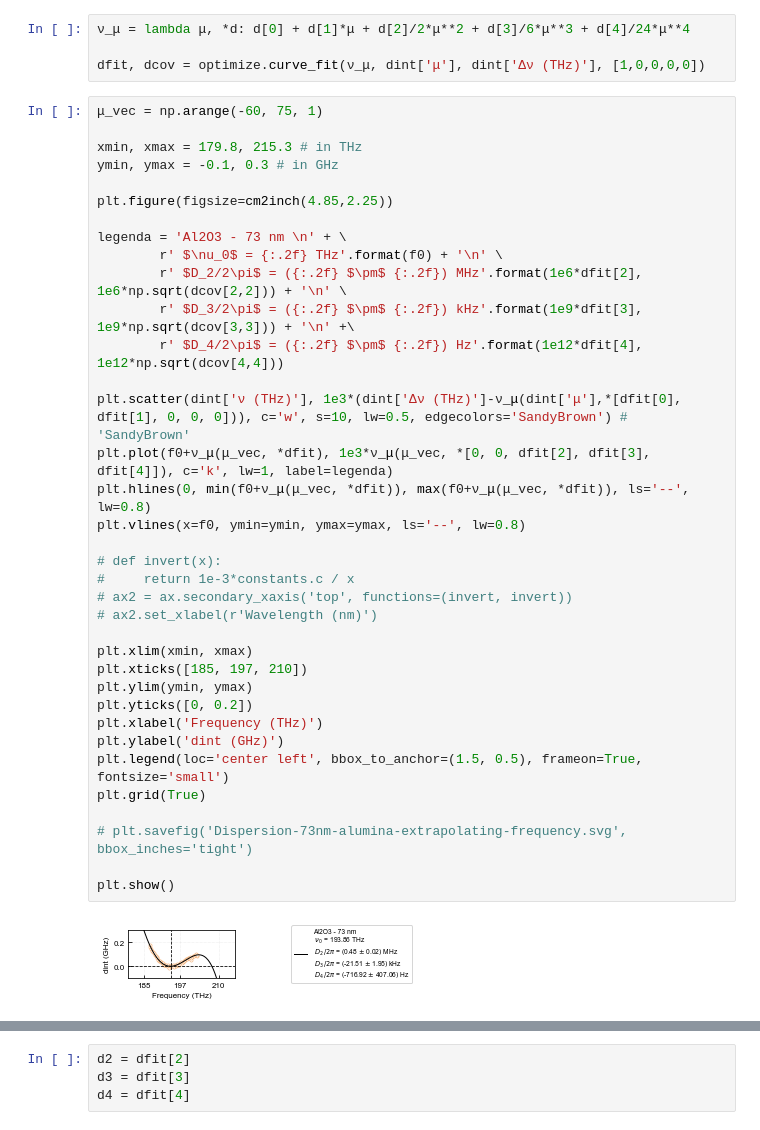
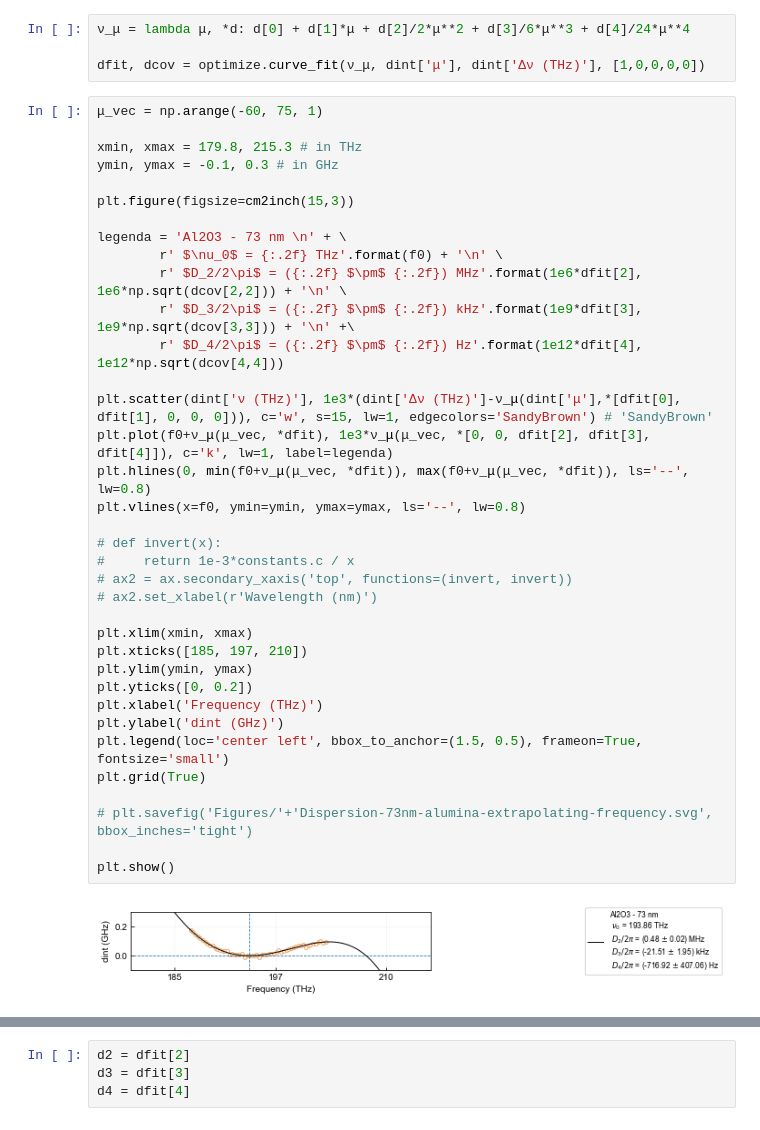
Before and after one commit to marvync/PhD-jupyter-notebooks, a Jupyter notebook: Cherenkov radiation.ipynb, the cells around one changed output, grey strips where cells are left out. Saved outputs shown, nothing was run; the diff lists cells and outputs as text.

```diff
--- a/Cherenkov radiation.ipynb
+++ b/Cherenkov radiation.ipynb
@@ -92,35 +92,35 @@ dfit, dcov = optimize.curve_fit(ν_μ, dint['μ'], dint['Δν (THz)'], [1,0,0,0,
 xmin, xmax = 179.8, 215.3 # in THz
 ymin, ymax = -0.1, 0.3 # in GHz
 
-plt.figure(figsize=cm2inch(4.85,2.25))
+plt.figure(figsize=cm2inch(15,3))
 
 legenda = 'Al2O3 - 73 nm \n' + \
         r' $\nu_0$ = {:.2f} THz'.format(f0) + '\n' \
         r' $D_2/2\pi$ = ({:.2f} $\pm$ {:.2f}) MHz'.format(1e6*dfit[2], 1e6*np.sqrt(dcov[2,2])) + '\n' \
         r' $D_3/2\pi$ = ({:.2f} $\pm$ {:.2f}) kHz'.format(1e9*dfit[3], 1e9*np.sqrt(dcov[3,3])) + '\n' +\
         r' $D_4/2\pi$ = ({:.2f} $\pm$ {:.2f}) Hz'.format(1e12*dfit[4], 1e12*np.sqrt(dcov[4,4]))
 
-plt.scatter(dint['ν (THz)'], 1e3*(dint['Δν (THz)']-ν_μ(dint['μ'],*[dfit[0], dfit[1], 0, 0, 0])), c='w', s=10, lw=0.5, edgecolors='SandyBrown') # 'SandyBrown'
+plt.scatter(dint['ν (THz)'], 1e3*(dint['Δν (THz)']-ν_μ(dint['μ'],*[dfit[0], dfit[1], 0, 0, 0])), c='w', s=15, lw=1, edgecolors='SandyBrown') # 'SandyBrown'
 plt.plot(f0+ν_μ(μ_vec, *dfit), 1e3*ν_μ(μ_vec, *[0, 0, dfit[2], dfit[3], dfit[4]]), c='k', lw=1, label=legenda)
 plt.hlines(0, min(f0+ν_μ(μ_vec, *dfit)), max(f0+ν_μ(μ_vec, *dfit)), ls='--', lw=0.8)
 plt.vlines(x=f0, ymin=ymin, ymax=ymax, ls='--', lw=0.8)
 
 # def invert(x):
 #     return 1e-3*constants.c / x
 # ax2 = ax.secondary_xaxis('top', functions=(invert, invert))
 # ax2.set_xlabel(r'Wavelength (nm)')
 
 plt.xlim(xmin, xmax)
 plt.xticks([185, 197, 210])
 plt.ylim(ymin, ymax)
 plt.yticks([0, 0.2])
 plt.xlabel('Frequency (THz)')
 plt.ylabel('dint (GHz)')
 plt.legend(loc='center left', bbox_to_anchor=(1.5, 0.5), frameon=True, fontsize='small')
 plt.grid(True)
 
-# plt.savefig('Dispersion-73nm-alumina-extrapolating-frequency.svg', bbox_inches='tight')
+# plt.savefig('Figures/'+'Dispersion-73nm-alumina-extrapolating-frequency.svg', bbox_inches='tight')
 
 plt.show()
 # %% [output]
-[figure, old version]
+[figure, new version]
```
Also changed, not shown: parts of 13 cells of this notebook, 14 other files.
